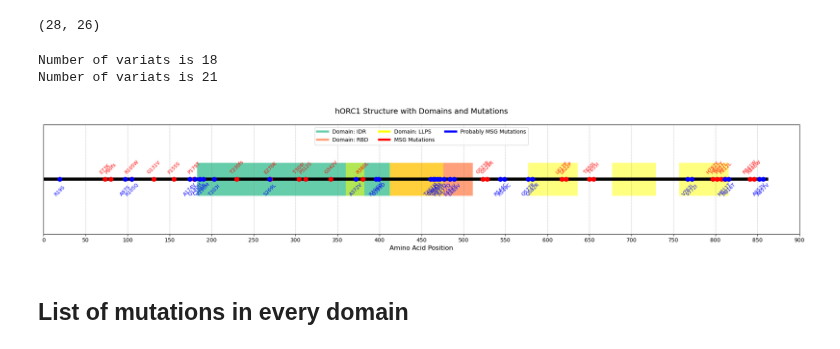
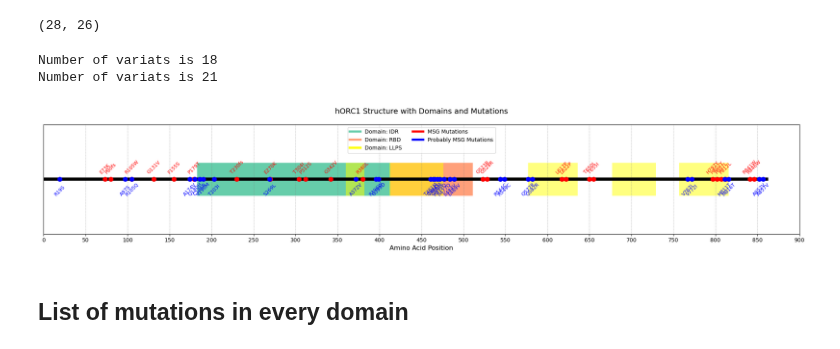
Before and after one commit to Lopatushka/ORC1, a Jupyter notebook: clinvar_analysis.ipynb, the cells around one changed output. Cells and saved outputs as stored; diff of their text form; code cells hidden in the pictures.

```diff
--- a/clinvar_analysis.ipynb
+++ b/clinvar_analysis.ipynb
@@ -415,35 +415,35 @@ for i, mutation in enumerate(mutations_MSG):
     ax.plot(mutation["position"], 0.5, marker="o", color="red", markersize=8, label=None)
     ax.text(mutation["position"], 0.55, mutation["label"], ha="center", fontsize=9, rotation=45, color="red")
 
 # Mark the mutations for MSG_probably (below the backbone)
 for i, mutation in enumerate(mutations_MSG_probably):
     if i == 0:
         unique_labels["Probably MSG Mutations"] = "blue"
     ax.plot(mutation["position"], 0.5, marker="o", color="blue", markersize=8, label=None)
     ax.text(mutation["position"], 0.35, mutation["label"], ha="center", fontsize=9, rotation=45, color="blue")
 
 # Add the unique legend
 ax.legend(handles=[plt.Line2D([0], [0], color=color, lw=4, label=label) for label, color in unique_labels.items()],
-          loc="upper center", ncol=3, frameon=True, fontsize=10)
+          loc="upper center", ncol=2, frameon=True, fontsize=10)
 
 # Add gridlines for alignment
 ax.grid(axis="x", color="gray", linestyle="--", linewidth=0.5, alpha=0.7)
 
 # Add labels and title
 ax.set_xlim(0, protein_length)
 ax.set_ylim(0, 1)
 ax.set_xticks(range(0, protein_length + 50, 50))
 ax.set_yticks([])
 ax.set_xlabel("Amino Acid Position", fontsize=12)
 ax.set_title("hORC1 Structure with Domains and Mutations", fontsize=14, pad=20)
 
 # Show the plot
 plt.tight_layout()
 plt.show()
 # %% [output]
 Number of variats is 18
 Number of variats is 21
-[figure, old version]
+[figure, new version]
 # %% [markdown]
 ## List of mutations in every domain
 # %%
```
